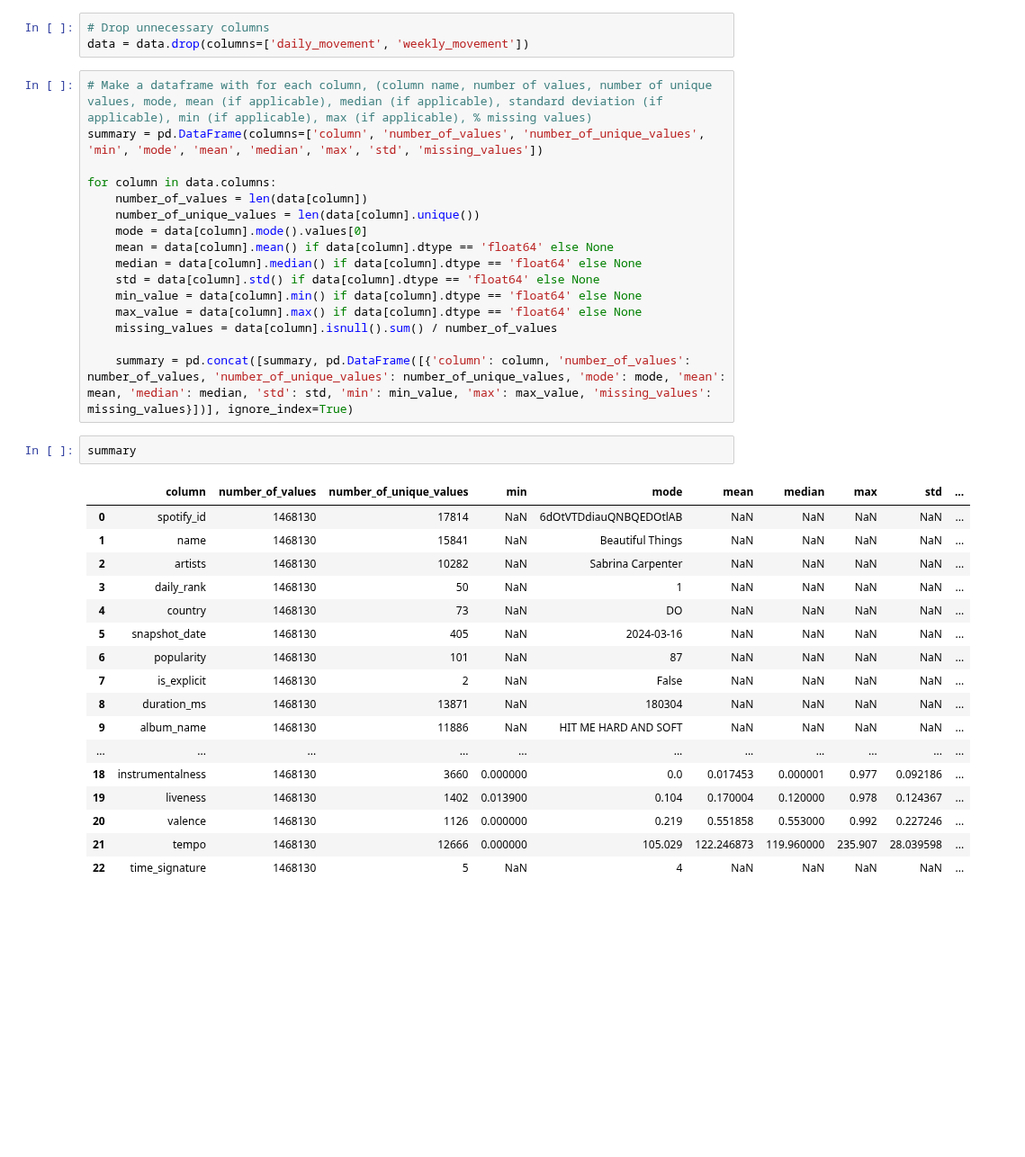
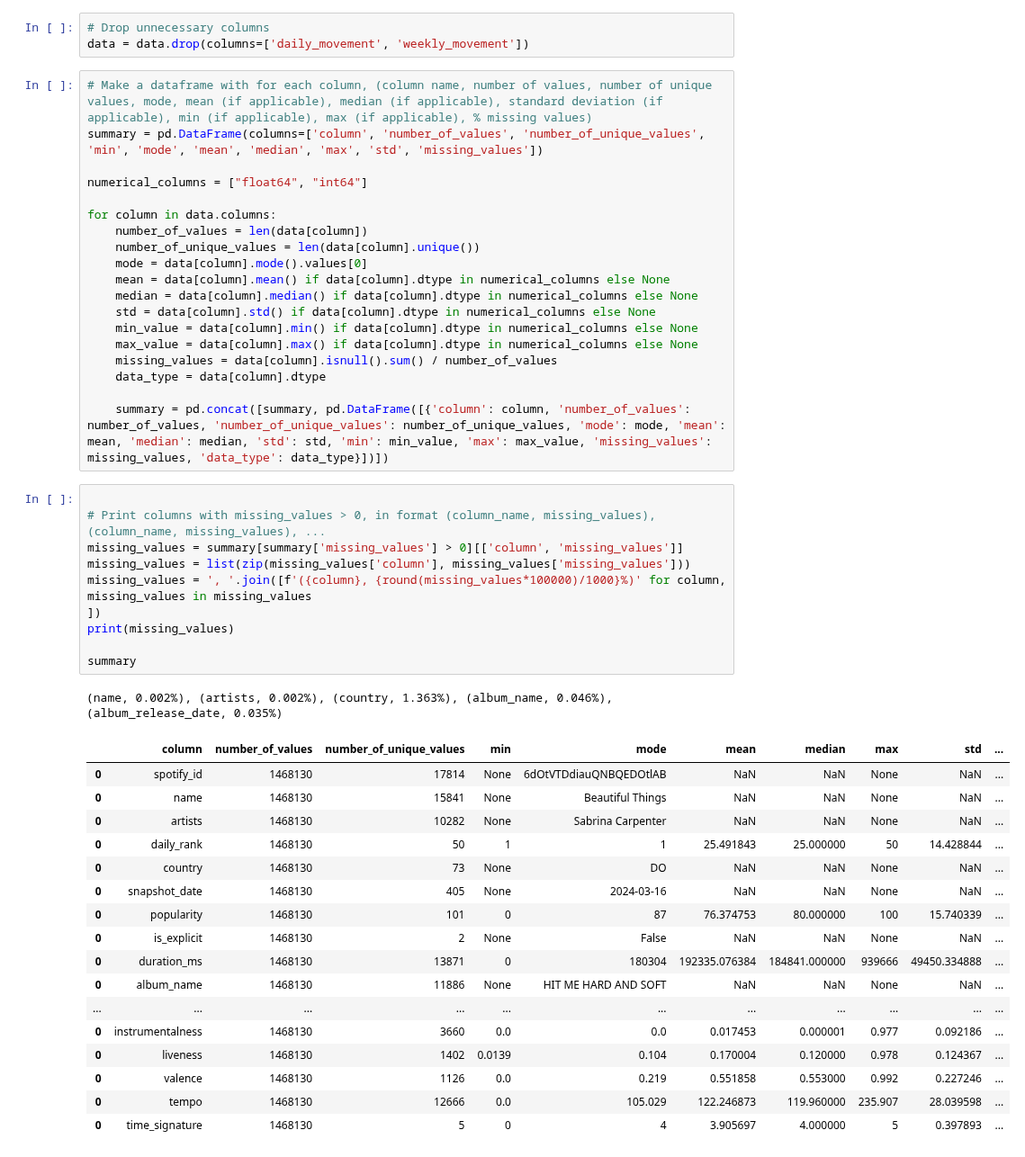
Before and after one commit to stijnli/information-visualization-project, a Jupyter notebook: data_preparation/main.ipynb, the cells around one changed output. Shown at 90% size. Drawn from its saved outputs; the diff is of its cells as text; blank space fills up the shorter version.

```diff
--- a/data_preparation/main.ipynb
+++ b/data_preparation/main.ipynb
@@ -57,36 +81,48 @@ data = data.drop(columns=['daily_movement', 'weekly_movement'])
 # %%
 # Make a dataframe with for each column, (column name, number of values, number of unique values, mode, mean (if applicable), median (if applicable), standard deviation (if applicable), min (if applicable), max (if applicable), % missing values)
 summary = pd.DataFrame(columns=['column', 'number_of_values', 'number_of_unique_values', 'min', 'mode', 'mean', 'median', 'max', 'std', 'missing_values'])
+
+numerical_columns = ["float64", "int64"]
 
 for column in data.columns:
     number_of_values = len(data[column])
     number_of_unique_values = len(data[column].unique())
     mode = data[column].mode().values[0]
-    mean = data[column].mean() if data[column].dtype == 'float64' else None
-    median = data[column].median() if data[column].dtype == 'float64' else None
-    std = data[column].std() if data[column].dtype == 'float64' else None
-    min_value = data[column].min() if data[column].dtype == 'float64' else None
-    max_value = data[column].max() if data[column].dtype == 'float64' else None
+    mean = data[column].mean() if data[column].dtype in numerical_columns else None
+    median = data[column].median() if data[column].dtype in numerical_columns else None
+    std = data[column].std() if data[column].dtype in numerical_columns else None
+    min_value = data[column].min() if data[column].dtype in numerical_columns else None
+    max_value = data[column].max() if data[column].dtype in numerical_columns else None
     missing_values = data[column].isnull().sum() / number_of_values
+    data_type = data[column].dtype
 
-    summary = pd.concat([summary, pd.DataFrame([{'column': column, 'number_of_values': number_of_values, 'number_of_unique_values': number_of_unique_values, 'mode': mode, 'mean': mean, 'median': median, 'std': std, 'min': min_value, 'max': max_value, 'missing_values': missing_values}])], ignore_index=True)
+    summary = pd.concat([summary, pd.DataFrame([{'column': column, 'number_of_values': number_of_values, 'number_of_unique_values': number_of_unique_values, 'mode': mode, 'mean': mean, 'median': median, 'std': std, 'min': min_value, 'max': max_value, 'missing_values': missing_values, 'data_type': data_type}])])
-# %%
-summary
-# %% [output]
-|  | column | number_of_values | number_of_unique_values | min | mode | mean | median | max | std | ... |
-| 0 | spotify_id | 1468130 | 17814 | NaN | 6dOtVTDdiauQNBQEDOtlAB | NaN | NaN | NaN | NaN | ... |
-| 1 | name | 1468130 | 15841 | NaN | Beautiful Things | NaN | NaN | NaN | NaN | ... |
-| 2 | artists | 1468130 | 10282 | NaN | Sabrina Carpenter | NaN | NaN | NaN | NaN | ... |
-| 3 | daily_rank | 1468130 | 50 | NaN | 1 | NaN | NaN | NaN | NaN | ... |
-| 4 | country | 1468130 | 73 | NaN | DO | NaN | NaN | NaN | NaN | ... |
-| 5 | snapshot_date | 1468130 | 405 | NaN | 2024-03-16 | NaN | NaN | NaN | NaN | ... |
-| 6 | popularity | 1468130 | 101 | NaN | 87 | NaN | NaN | NaN | NaN | ... |
-| 7 | is_explicit | 1468130 | 2 | NaN | False | NaN | NaN | NaN | NaN | ... |
-| 8 | duration_ms | 1468130 | 13871 | NaN | 180304 | NaN | NaN | NaN | NaN | ... |
-| 9 | album_name | 1468130 | 11886 | NaN | HIT ME HARD AND SOFT | NaN | NaN | NaN | NaN | ... |
-| ... | ... | ... | ... | ... | ... | ... | ... | ... | ... | ... |
-| 18 | instrumentalness | 1468130 | 3660 | 0.000000 | 0.0 | 0.017453 | 0.000001 | 0.977 | 0.092186 | ... |
-| 19 | liveness | 1468130 | 1402 | 0.013900 | 0.104 | 0.170004 | 0.120000 | 0.978 | 0.124367 | ... |
-| 20 | valence | 1468130 | 1126 | 0.000000 | 0.219 | 0.551858 | 0.553000 | 0.992 | 0.227246 | ... |
-| 21 | tempo | 1468130 | 12666 | 0.000000 | 105.029 | 122.246873 | 119.960000 | 235.907 | 28.039598 | ... |
-| 22 | time_signature | 1468130 | 5 | NaN | 4 | NaN | NaN | NaN | NaN | ... |
+# %%
+
+# Print columns with missing_values > 0, in format (column_name, missing_values), (column_name, missing_values), ...
+missing_values = summary[summary['missing_values'] > 0][['column', 'missing_values']]
+missing_values = list(zip(missing_values['column'], missing_values['missing_values']))
+missing_values = ', '.join([f'({column}, {round(missing_values*100000)/1000}%)' for column, missing_values in missing_values
+])
+print(missing_values)
+
+summary
+# %% [output]
+(name, 0.002%), (artists, 0.002%), (country, 1.363%), (album_name, 0.046%), (album_release_date, 0.035%)
+|  | column | number_of_values | number_of_unique_values | min | mode | mean | median | max | std | ... |
+| 0 | spotify_id | 1468130 | 17814 | None | 6dOtVTDdiauQNBQEDOtlAB | NaN | NaN | None | NaN | ... |
+| 0 | name | 1468130 | 15841 | None | Beautiful Things | NaN | NaN | None | NaN | ... |
+| 0 | artists | 1468130 | 10282 | None | Sabrina Carpenter | NaN | NaN | None | NaN | ... |
+| 0 | daily_rank | 1468130 | 50 | 1 | 1 | 25.491843 | 25.000000 | 50 | 14.428844 | ... |
+| 0 | country | 1468130 | 73 | None | DO | NaN | NaN | None | NaN | ... |
+| 0 | snapshot_date | 1468130 | 405 | None | 2024-03-16 | NaN | NaN | None | NaN | ... |
+| 0 | popularity | 1468130 | 101 | 0 | 87 | 76.374753 | 80.000000 | 100 | 15.740339 | ... |
+| 0 | is_explicit | 1468130 | 2 | None | False | NaN | NaN | None | NaN | ... |
+| 0 | duration_ms | 1468130 | 13871 | 0 | 180304 | 192335.076384 | 184841.000000 | 939666 | 49450.334888 | ... |
+| 0 | album_name | 1468130 | 11886 | None | HIT ME HARD AND SOFT | NaN | NaN | None | NaN | ... |
+| ... | ... | ... | ... | ... | ... | ... | ... | ... | ... | ... |
+| 0 | instrumentalness | 1468130 | 3660 | 0.0 | 0.0 | 0.017453 | 0.000001 | 0.977 | 0.092186 | ... |
+| 0 | liveness | 1468130 | 1402 | 0.0139 | 0.104 | 0.170004 | 0.120000 | 0.978 | 0.124367 | ... |
+| 0 | valence | 1468130 | 1126 | 0.0 | 0.219 | 0.551858 | 0.553000 | 0.992 | 0.227246 | ... |
+| 0 | tempo | 1468130 | 12666 | 0.0 | 105.029 | 122.246873 | 119.960000 | 235.907 | 28.039598 | ... |
+| 0 | time_signature | 1468130 | 5 | 0 | 4 | 3.905697 | 4.000000 | 5 | 0.397893 | ... |
```
Also changed, not shown: parts of 4 cells of this notebook.
